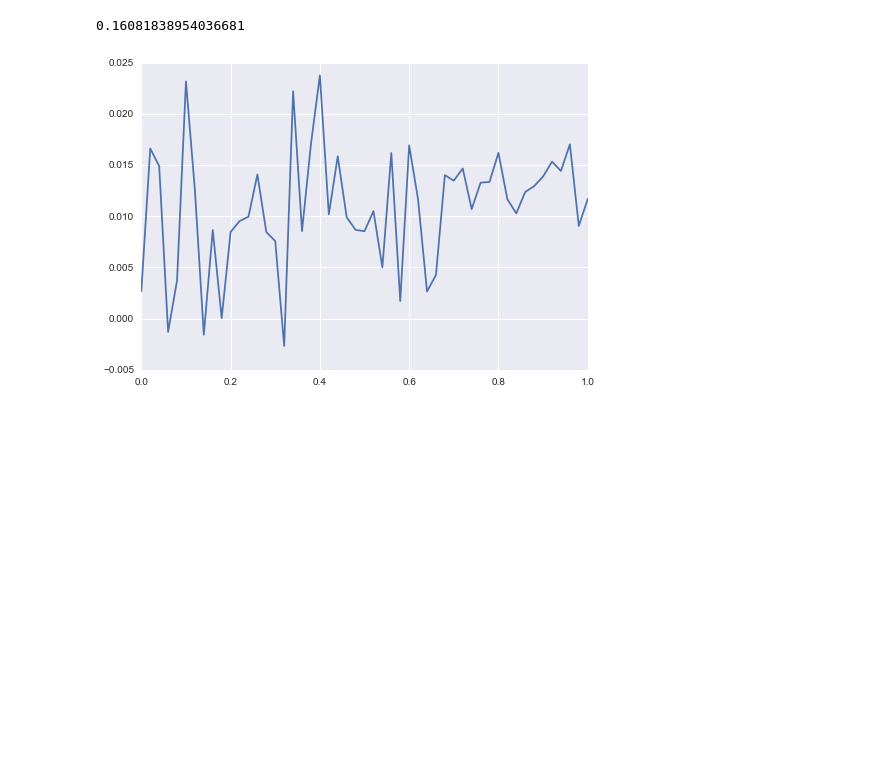
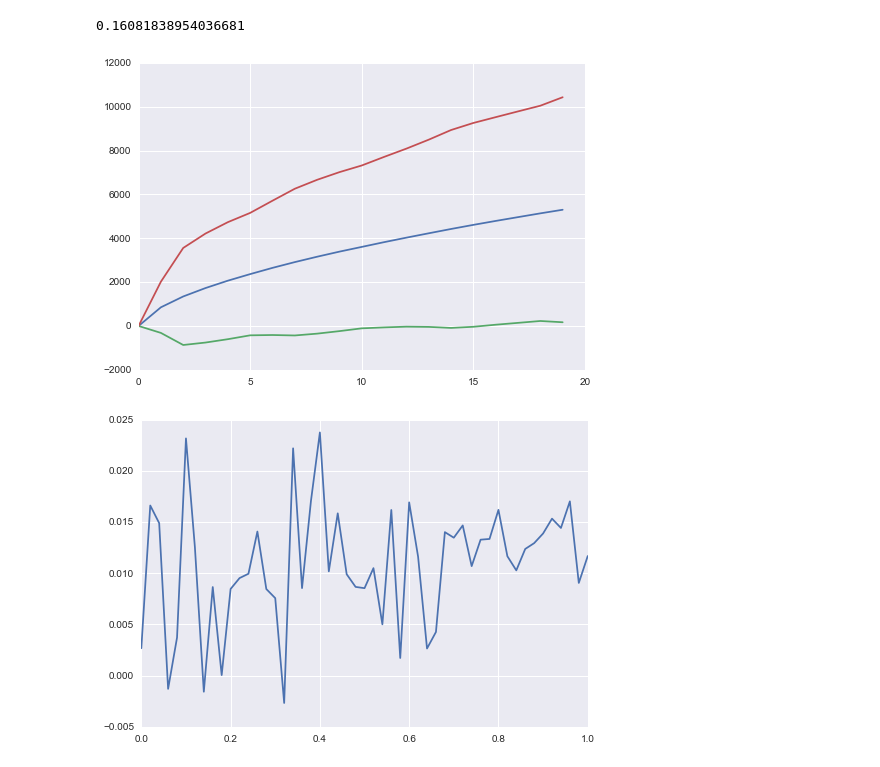
Before and after one commit to MatthewMcGonagle/KaggleZillow, a Jupyter notebook: diffusion.ipynb, the cells around one changed output. Saved outputs shown, nothing was run; the diff lists cells and outputs as text; code cells hidden in the pictures; blank space fills up the shorter version.

```diff
--- a/diffusion.ipynb
+++ b/diffusion.ipynb
@@ -146,6 +146,21 @@ np.mean(grouped_df['logerror'].values)
 # %% [output]
 [figure]
 0.16081838954036681
+# %%
+# Get an idea of how large the distances are for up to 20 neighbors
+nbrs = NearestNeighbors(20)
+nbrs.fit(vals_df[['latitude', 'longitude']])
+points = vals_df[['latitude', 'longitude']]
+distances, indices = nbrs.kneighbors(points)
+meandist = np.mean(distances, axis = 0)
+stddist = np.std(distances, axis = 0)
+
+plt.plot(meandist)
+plt.plot(meandist - stddist)
+plt.plot(meandist + stddist)
+plt.show()
+# %% [output]
+[figure, added]
 # %%
 # Diffuse the variables using nearest neighbors.
 
```
Also changed, not shown: parts of 5 cells of this notebook.
